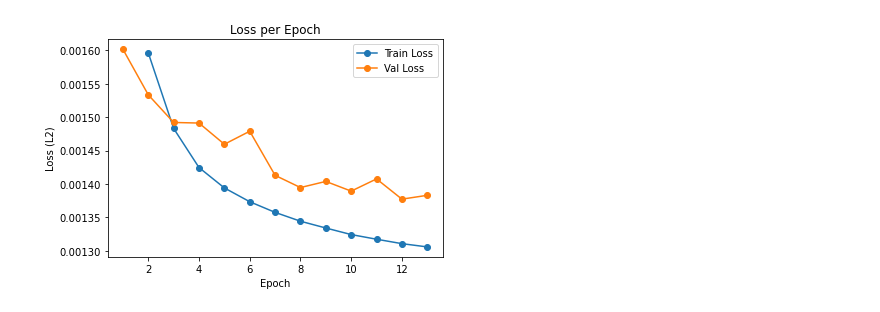
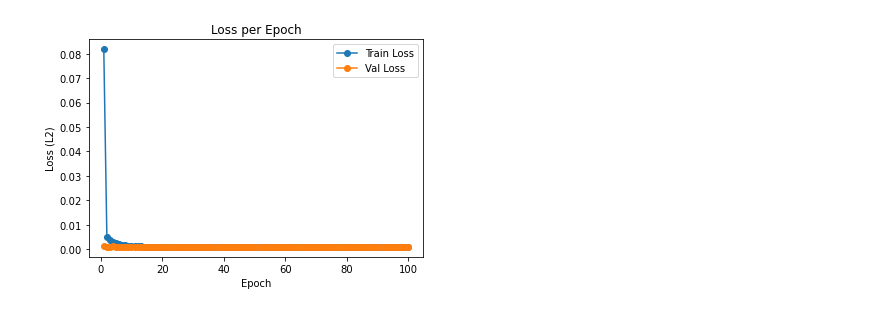
Before and after one commit to aydanmckay/ml, a Jupyter notebook: torchnn/network.ipynb, the cells around one changed output. Cells and saved outputs as stored; diff of their text form; code cells hidden in the pictures.

Commit message:
Input Catalogue Trimming

```diff
--- a/torchnn/network.ipynb
+++ b/torchnn/network.ipynb
@@ -27,7 +33,7 @@ scalerlist = [MinMaxScaler() for _ in range(110)] # Hardcoded since we know numb
 # dataloader batchlength, learning rate, epochs for training
 batchlen = 32
 lr = 1e-2
-epochs = 10
+epochs = 100
 # %%
 # defining the Dataset class
 class train_set(Dataset):
@@ -96,7 +102,7 @@ class new_data_set(Dataset):
             metscaler.fit_transform(d[[0]].T).flatten(),
             logscaler.fit_transform(d[[1]].T).flatten(),
             tefscaler.fit_transform(d[[2]].T).flatten(),
-            amscaler.fit_transform(d[[3]].T).flatten(), # comment out if not
+            # amscaler.fit_transform(d[[3]].T).flatten(), # comment out if not
         ])
         if train:
             self.l = dat.shape[1]
@@ -108,7 +114,7 @@ class new_data_set(Dataset):
                 metscaler.transform(d[[0]].T).flatten(),
                 logscaler.transform(d[[1]].T).flatten(),
                 tefscaler.transform(d[[2]].T).flatten(),
-                amscaler.transform(d[[3]].T).flatten(), # comment out if not
+                # amscaler.transform(d[[3]].T).flatten(), # comment out if not
             ])
             self.l = dat.shape[1]
             self.x = torch.Tensor(dat.T)
@@ -119,7 +125,7 @@ class new_data_set(Dataset):
                 metscaler.transform(d[[0]].T).flatten(),
                 logscaler.transform(d[[1]].T).flatten(),
                 tefscaler.transform(d[[2]].T).flatten(),
-                amscaler.transform(d[[3]].T).flatten(), # comment out if not
+                # amscaler.transform(d[[3]].T).flatten(), # comment out if not
             ])
             self.l = dat.shape[1]
             self.x = torch.Tensor(dat.T)
@@ -189,6 +195,8 @@ class ResBlock(nn.Module):
             nn.BatchNorm1d(nodes),
         )
         self.lrelu = nn.LeakyReLU()
+#         add dropout in the init
+        self.do = nn.Dropout() #
 
     def forward(self, x):
         res = x
@@ -196,13 +204,15 @@ class ResBlock(nn.Module):
         x = self.res_block2(x)
         x = x + res
         output = self.lrelu(x)
+#         add dropout after the relu
+        output = self.do(x) #
         return output
 
 class ResNetMcK(nn.Module):
     def __init__(self):
         super(ResNetMcK, self).__init__()
         self.input_block = nn.Sequential(
-            nn.Linear(4,16),
+            nn.Linear(3,16),
             nn.LeakyReLU(),
         )
         self.blocklist = nn.ModuleList([
@@ -252,8 +262,8 @@ class Net(nn.Module):
 # try 3-layer simple network with sigmoid
 # %%
 # '/arc/home/aydanmckay/smallcutdata.h5'
-training_data = new_data_set('/arc/home/aydanmckay/datacuts.h5')
-valid_data = new_data_set('/arc/home/aydanmckay/datacuts.h5',train=False,valid=True)
+training_data = new_data_set('/arc/home/aydanmckay/input_catalogue_datacuts_small.h5')
+valid_data = new_data_set('/arc/home/aydanmckay/input_catalogue_datacuts_small.h5',train=False,valid=True)
 # %%
 train_dataloader = DataLoader(
     training_data,
@@ -456,12 +465,12 @@ KeyboardInterrupt:
 # %%
-plt.plot(range(2,len(traloss)+1),traloss[1:],'-o',label='Train Loss')
+plt.plot(range(1,len(traloss)+1),traloss,'-o',label='Train Loss')
 plt.plot(range(1,len(valloss)+1),valloss,'-o',label='Val Loss')
 plt.xlabel('Epoch')
 plt.ylabel('Loss (L2)')
 # plt.ylim(0.65,0.67)
 plt.legend(fancybox=True)
 plt.title('Loss per Epoch')
-# plt.savefig('/arc/home/aydanmckay/torchresplots/lossL2minmaxcutsbl32lr-2SGDep100.png')
+plt.savefig('/arc/home/aydanmckay/torchresplots/inputcatsmalllossL2minmaxcutsbl32lr-2SGDep100dropout.png')
 plt.show()
 # %% [output]
-[figure, old version]
+[figure, new version]
```
Also changed, not shown: parts of 11 cells of this notebook, 12 other files.
